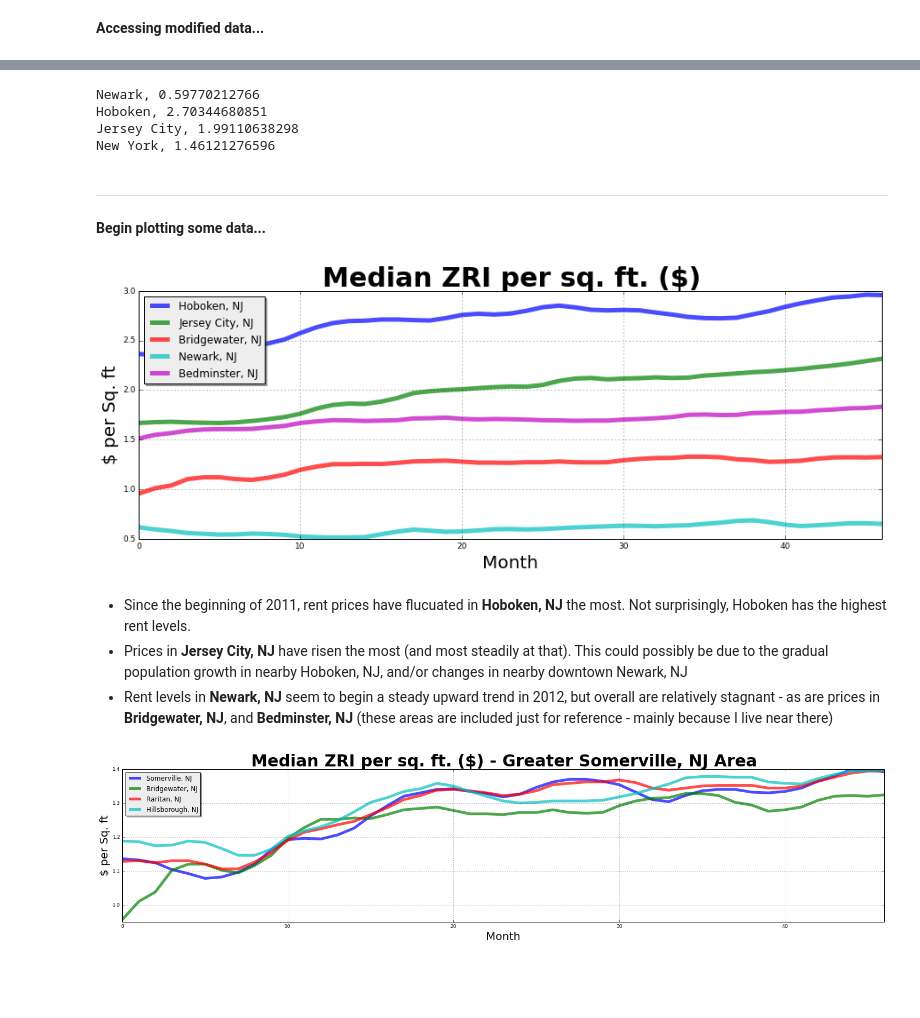
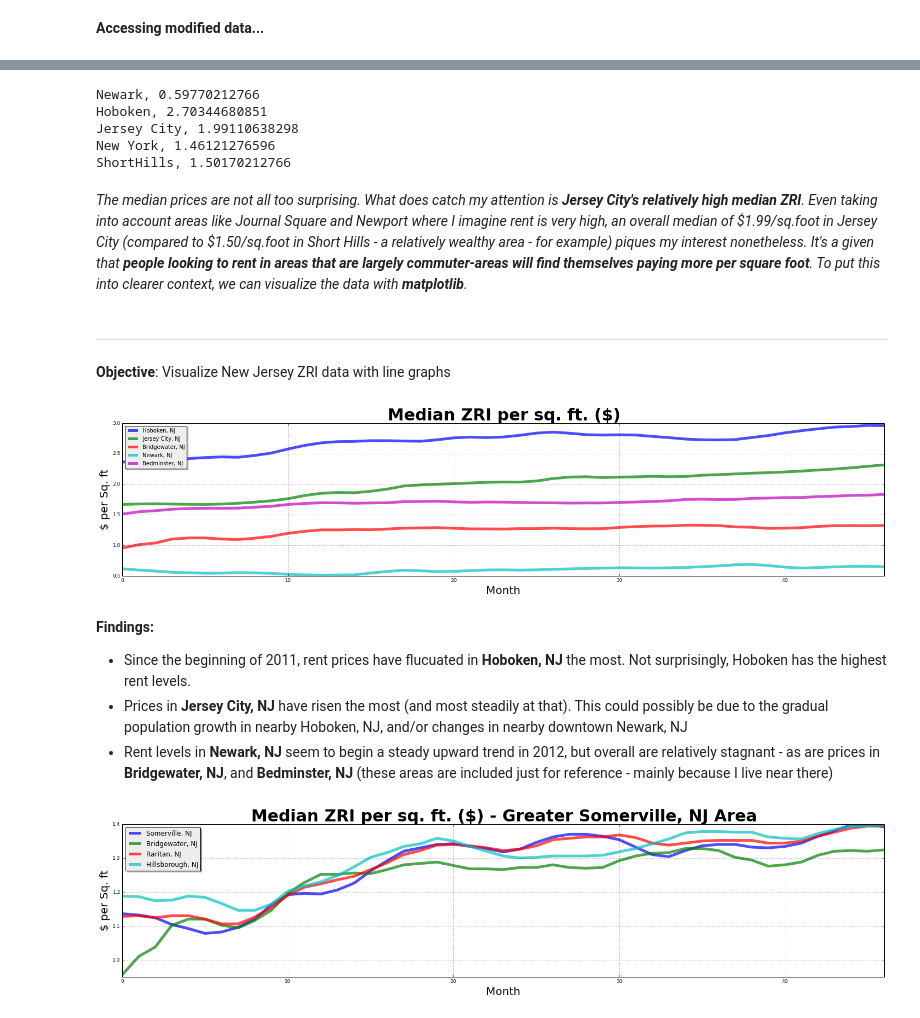
Before and after one commit to c-trl/median-rent-prices-exploration, a Jupyter notebook: zillow-data-exploration.ipynb, the cells around one changed output, grey strips where cells are left out. Saved outputs shown, nothing was run; the diff lists cells and outputs as text; code cells hidden in the pictures; blank space fills up the shorter version.

```diff
--- a/zillow-data-exploration.ipynb
+++ b/zillow-data-exploration.ipynb
@@ -70,6 +80,7 @@ df = pd.merge(df,nydf,on='Month')
 averageNewarkNJ = "Newark, " + str(df.NewarkNJ.mean(axis=0))
 averageHobokenNJ = "Hoboken, " + str(df.HobokenNJ.mean(axis=0))
 averageJerseyCityNJ = "Jersey City, " + str(df.JerseyCityNJ.mean(axis=0))
+averageShortHillsNJ = "ShortHills, " + str(df.ShortHillsNJ.mean(axis=0))
 averageNewYorkNY = "New York, " + str(df.NewYorkNY.mean(axis=0))
 
 averages = [averageNewarkNJ, averageHobokenNJ,averageJerseyCityNJ,averageNewYorkNY]
@@ -78,37 +89,42 @@ print averageNewarkNJ
 print averageHobokenNJ
 print averageJerseyCityNJ
 print averageNewYorkNY
+print averageShortHillsNJ
 # %% [output]
 Newark, 0.59770212766
 Hoboken, 2.70344680851
 Jersey City, 1.99110638298
 New York, 1.46121276596
+ShortHills, 1.50170212766
+# %% [markdown]
+<i>The median prices are not all too surprising.  What does catch my attention is <b>Jersey City's relatively high median ZRI</b>.  Even taking into account areas like Journal Square and Newport where I imagine rent is very high, an overall median of \$1.99/sq.foot in Jersey City (compared to \$1.50/sq.foot in Short Hills - a relatively wealthy area - for example) piques my interest nonetheless.  It's a given that <b>people looking to rent in areas that are largely commuter-areas will find themselves paying more per square foot</b>.  To put this into clearer context, we can visualize the data with <b>matplotlib</b>.</i>
 # %% [markdown]
 ---
-# %% [markdown]
-<b>Begin plotting some data...</b>
+# %% [markdown]
+<b>Objective</b>: Visualize New Jersey ZRI data with line graphs
 # %%
 #graph settings
 
 mpl.rc('lines', linewidth=5, color='r')
 mpl.rc('font', size=9)
 
-plt.figure(figsize=(15,5))
+plt.figure(figsize=(25,5))
 plt.xlabel('Month', fontsize=20)
 plt.ylabel('$ per Sq. ft', fontsize=20)
 plt.title('Median ZRI per sq. ft. ($)', fontsize=30, fontweight='bold')
 
 df.HobokenNJ.plot(label='Hoboken, NJ', alpha=.7, xlim=(0,46))
 df.JerseyCityNJ.plot(label='Jersey City, NJ', alpha=.7, xlim=(0,46))
 df.BridgewaterNJ.plot(label='Bridgewater, NJ', alpha=.7, xlim=(0,46))
 df.NewarkNJ.plot(label='Newark, NJ', alpha=.7, xlim=(0,46))
 df.BedminsterNJ.plot(label='Bedminster, NJ', alpha=.7, xlim=(0,46))
 
-legend = plt.legend(loc=2, shadow=True, fontsize=12)
+legend = plt.legend(loc=2, shadow=True, fontsize=10)
 legend.get_frame().set_facecolor('#eeeeee')
 # %% [output]
-[figure, old version]
+[figure, new version]
 # %% [markdown]
+<b>Findings:</b>
 * Since the beginning of 2011, rent prices have flucuated in <b>Hoboken, NJ</b> the most.  Not surprisingly, Hoboken has the highest rent levels.
 * Prices in <b>Jersey City, NJ</b> have risen the most (and most steadily at that).  This could possibly be due to the gradual population growth in nearby Hoboken, NJ, and/or changes in nearby downtown Newark, NJ
 * Rent levels in <b>Newark, NJ</b> seem to begin a steady upward trend in 2012, but overall are relatively stagnant - as are prices in <b>Bridgewater, NJ</b>, and <b>Bedminster, NJ</b> (these areas are included just for reference - mainly because I live near there)
```
Also changed, not shown: parts of 40 cells of this notebook.
